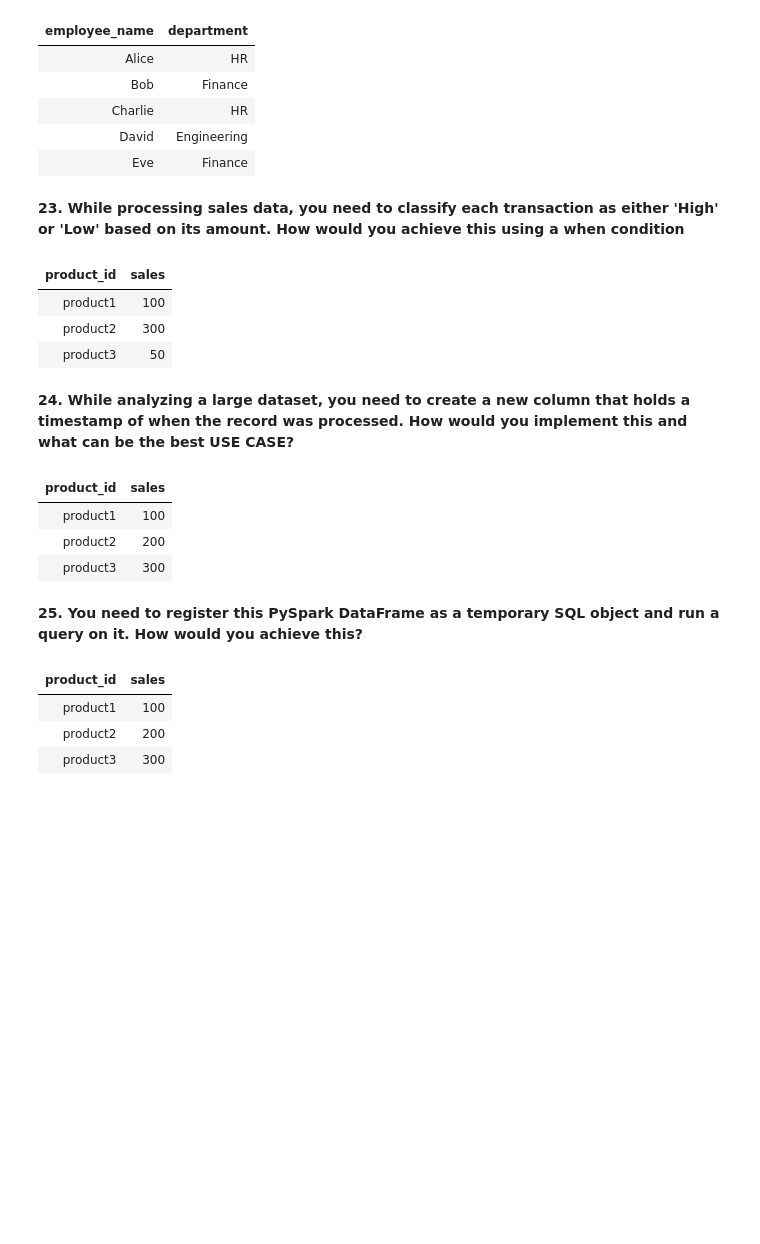
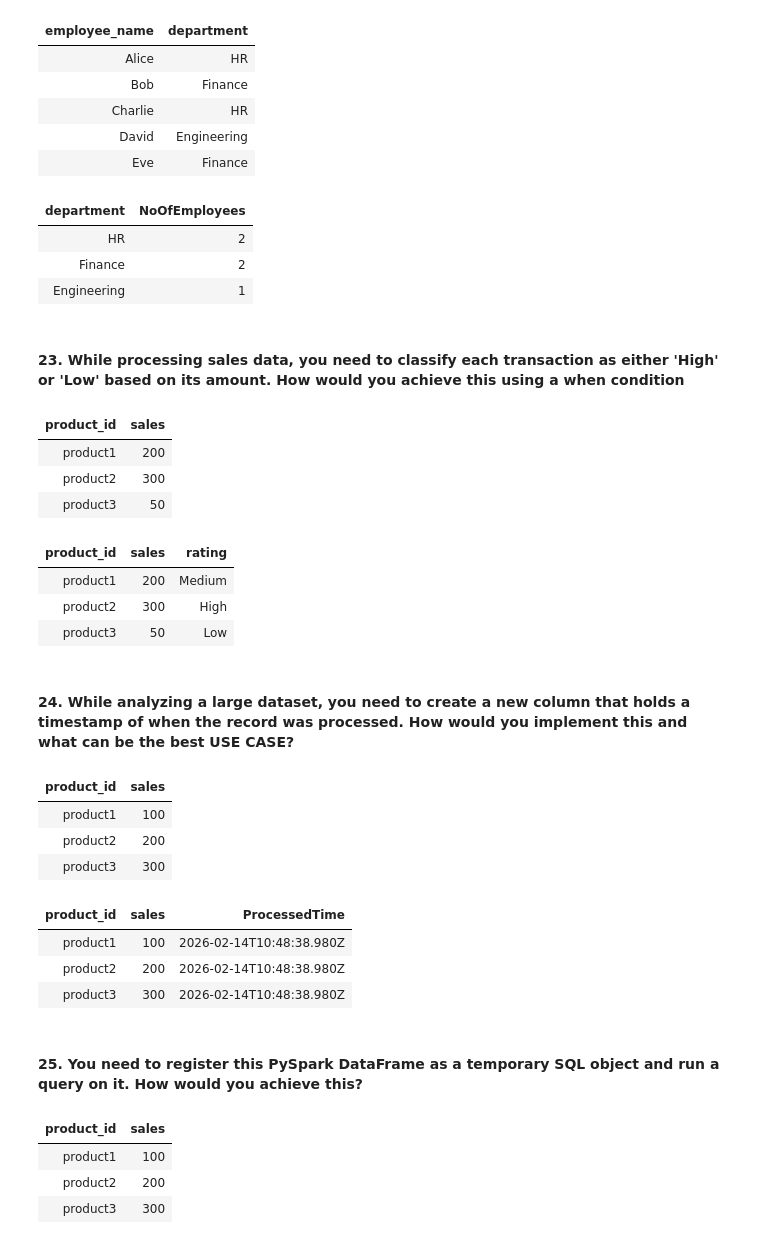
Before and after one commit to Abishek0710/Interview-Questions-Preparation, a Jupyter notebook: Pyspark Interview Qns/PySpark Interview.ipynb, the cells around one changed output. Cells and saved outputs as stored; diff of their text form; code cells hidden in the pictures; blank space fills up the shorter version.

```diff
--- a/Pyspark Interview Qns/PySpark Interview.ipynb
+++ b/Pyspark Interview Qns/PySpark Interview.ipynb
@@ -171,21 +442,37 @@ df.display()
 | Charlie | HR |
 | David | Engineering |
 | Eve | Finance |
+# %%
+df.groupBy('department').agg(count('employee_name').alias('NoOfEmployees')).sort('NoOfEmployees', ascending = False).display()
+# %% [output]
+| department | NoOfEmployees |
+| HR | 2 |
+| Finance | 2 |
+| Engineering | 1 |
 # %% [markdown]
-**23. While processing sales data, you need to classify each transaction as either 'High' or 'Low' based on its amount. How would you achieve this using a when condition**
+#### **23. While processing sales data, you need to classify each transaction as either 'High' or 'Low' based on its amount. How would you achieve this using a when condition**
 # %%
-data = [("product1", 100), ("product2", 300), ("product3", 50)]
+data = [("product1", 200), ("product2", 300), ("product3", 50)]
 columns = ["product_id", "sales"]
 
 df = spark.createDataFrame(data, columns)
 df.display()
 # %% [output]
 | product_id | sales |
-| product1 | 100 |
+| product1 | 200 |
 | product2 | 300 |
 | product3 | 50 |
+# %%
+df.withColumn('rating', when( (col('sales')>=101) & (col('sales')<300), 'Medium')\
+    .when(col('sales')>=300, 'High')\
+        .otherwise('Low')).display()
+# %% [output]
+| product_id | sales | rating |
+| product1 | 200 | Medium |
+| product2 | 300 | High |
+| product3 | 50 | Low |
 # %% [markdown]
-**24. While analyzing a large dataset, you need to create a new column that holds a timestamp of when the record was processed. How would you implement this and what can be the best USE CASE?**
+#### **24. While analyzing a large dataset, you need to create a new column that holds a timestamp of when the record was processed. How would you implement this and what can be the best USE CASE?**
 # %%
 data = [("product1", 100), ("product2", 200), ("product3", 300)]
 columns = ["product_id", "sales"]
@@ -197,8 +484,15 @@ df.display()
 | product1 | 100 |
 | product2 | 200 |
 | product3 | 300 |
+# %%
+df.withColumn('ProcessedTime', current_timestamp()).display()
+# %% [output]
+| product_id | sales | ProcessedTime |
+| product1 | 100 | 2026-02-14T10:48:38.980Z |
+| product2 | 200 | 2026-02-14T10:48:38.980Z |
+| product3 | 300 | 2026-02-14T10:48:38.980Z |
 # %% [markdown]
-**25. You need to register this PySpark DataFrame as a temporary SQL object and run a query on it. How would you achieve this?**
+#### **25. You need to register this PySpark DataFrame as a temporary SQL object and run a query on it. How would you achieve this?**
 # %%
 data = [("product1", 100), ("product2", 200), ("product3", 300)]
 columns = ["product_id", "sales"]
```
Also changed, not shown: parts of 77 cells of this notebook.
